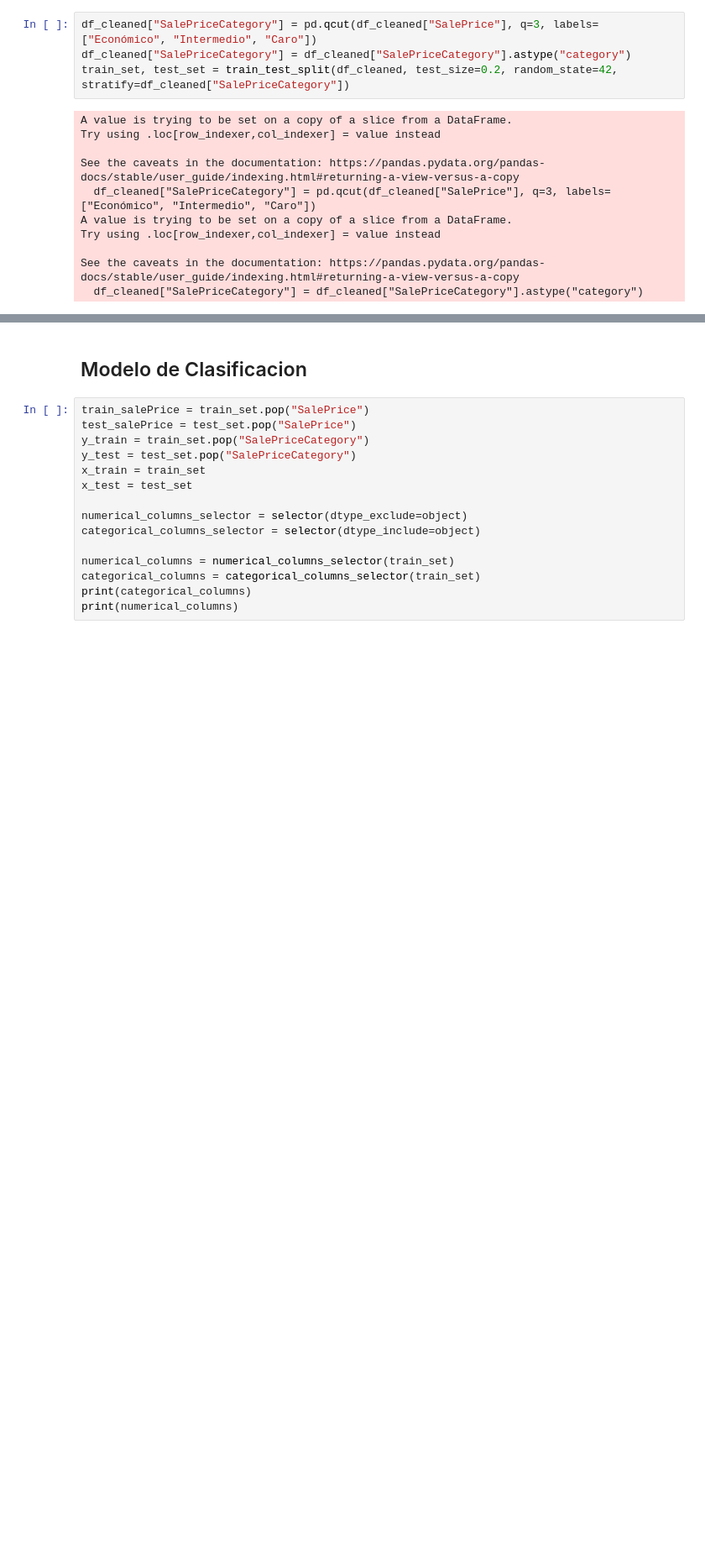
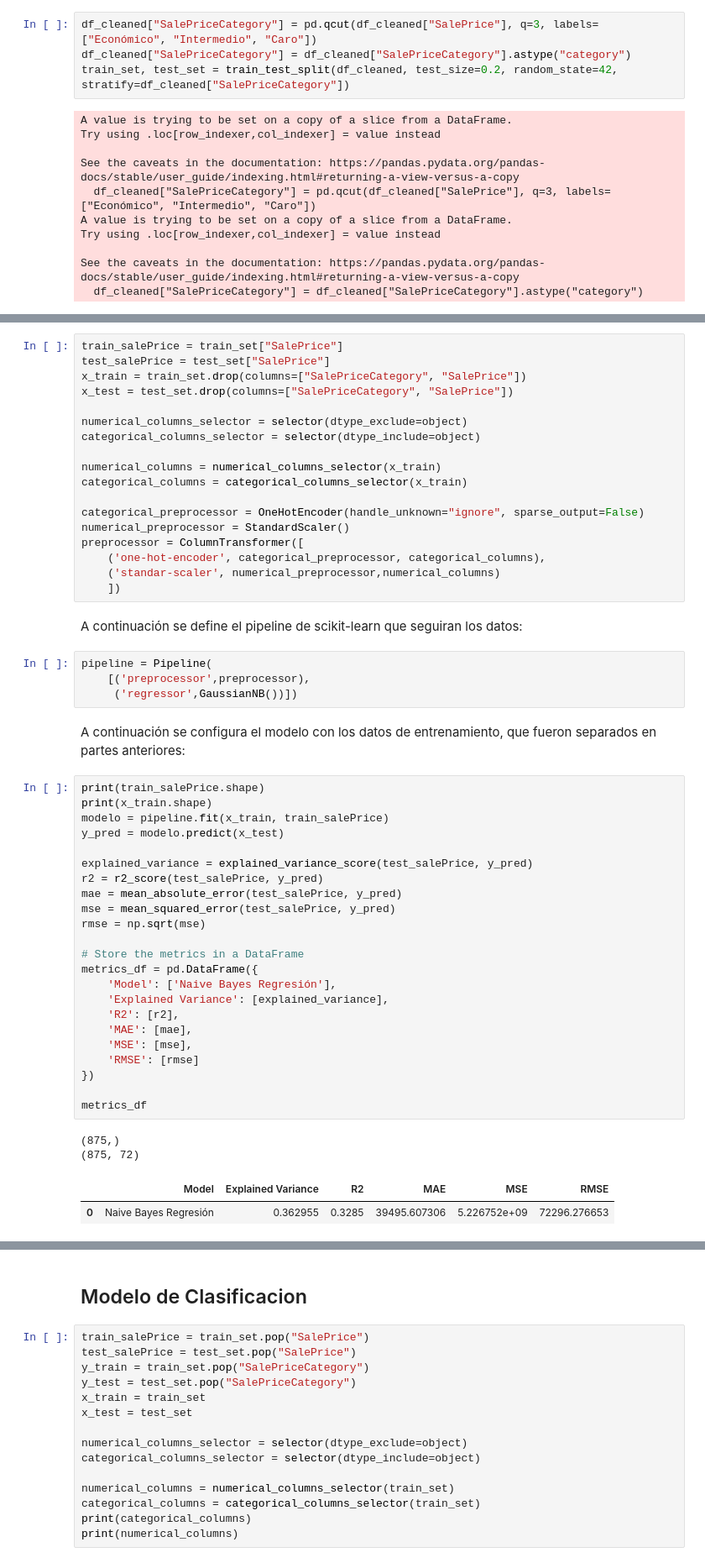
Before and after one commit to DanielRasho/MD-Proyecto2, a Jupyter notebook: NaiveBayes.ipynb, the cells around one changed output, grey strips where cells are left out. Shown at 84% size. Saved outputs shown, nothing was run; the diff lists cells and outputs as text; blank space fills up the shorter version.

Commit message:
featÑ naive Bayes regresion

```diff
--- a/NaiveBayes.ipynb
+++ b/NaiveBayes.ipynb
@@ -170,0 +166,54 @@ See the caveats in the documentation: https://pandas.pydata.org/pandas-docs/stab
+# %%
+train_salePrice = train_set["SalePrice"]
+test_salePrice = test_set["SalePrice"]
+x_train = train_set.drop(columns=["SalePriceCategory", "SalePrice"])
+x_test = test_set.drop(columns=["SalePriceCategory", "SalePrice"])
+
+numerical_columns_selector = selector(dtype_exclude=object)
+categorical_columns_selector = selector(dtype_include=object)
+
+numerical_columns = numerical_columns_selector(x_train)
+categorical_columns = categorical_columns_selector(x_train)
+
+categorical_preprocessor = OneHotEncoder(handle_unknown="ignore", sparse_output=False)
+numerical_preprocessor = StandardScaler()
+preprocessor = ColumnTransformer([
+    ('one-hot-encoder', categorical_preprocessor, categorical_columns),
+    ('standar-scaler', numerical_preprocessor,numerical_columns)
+    ])
+# %% [markdown]
+A continuación se define el pipeline de scikit-learn que seguiran los datos:
+# %%
+pipeline = Pipeline(
+    [('preprocessor',preprocessor),
+     ('regressor',GaussianNB())])
+# %% [markdown]
+A continuación se configura el modelo con los datos de entrenamiento, que fueron separados en partes anteriores:
+# %%
+print(train_salePrice.shape)
+print(x_train.shape)
+modelo = pipeline.fit(x_train, train_salePrice)
+y_pred = modelo.predict(x_test)
+
+explained_variance = explained_variance_score(test_salePrice, y_pred)
+r2 = r2_score(test_salePrice, y_pred)
+mae = mean_absolute_error(test_salePrice, y_pred)
+mse = mean_squared_error(test_salePrice, y_pred)
+rmse = np.sqrt(mse)
+
+# Store the metrics in a DataFrame
+metrics_df = pd.DataFrame({
+    'Model': ['Naive Bayes Regresión'],
+    'Explained Variance': [explained_variance],
+    'R2': [r2],
+    'MAE': [mae],
+    'MSE': [mse],
+    'RMSE': [rmse]
+})
+
+metrics_df
+# %% [output]
+(875,)
+(875, 72)
+|  | Model | Explained Variance | R2 | MAE | MSE | RMSE |
+| 0 | Naive Bayes Regresión | 0.362955 | 0.3285 | 39495.607306 | 5.226752e+09 | 72296.276653 |
```
Also changed, not shown: parts of 6 cells of this notebook.
